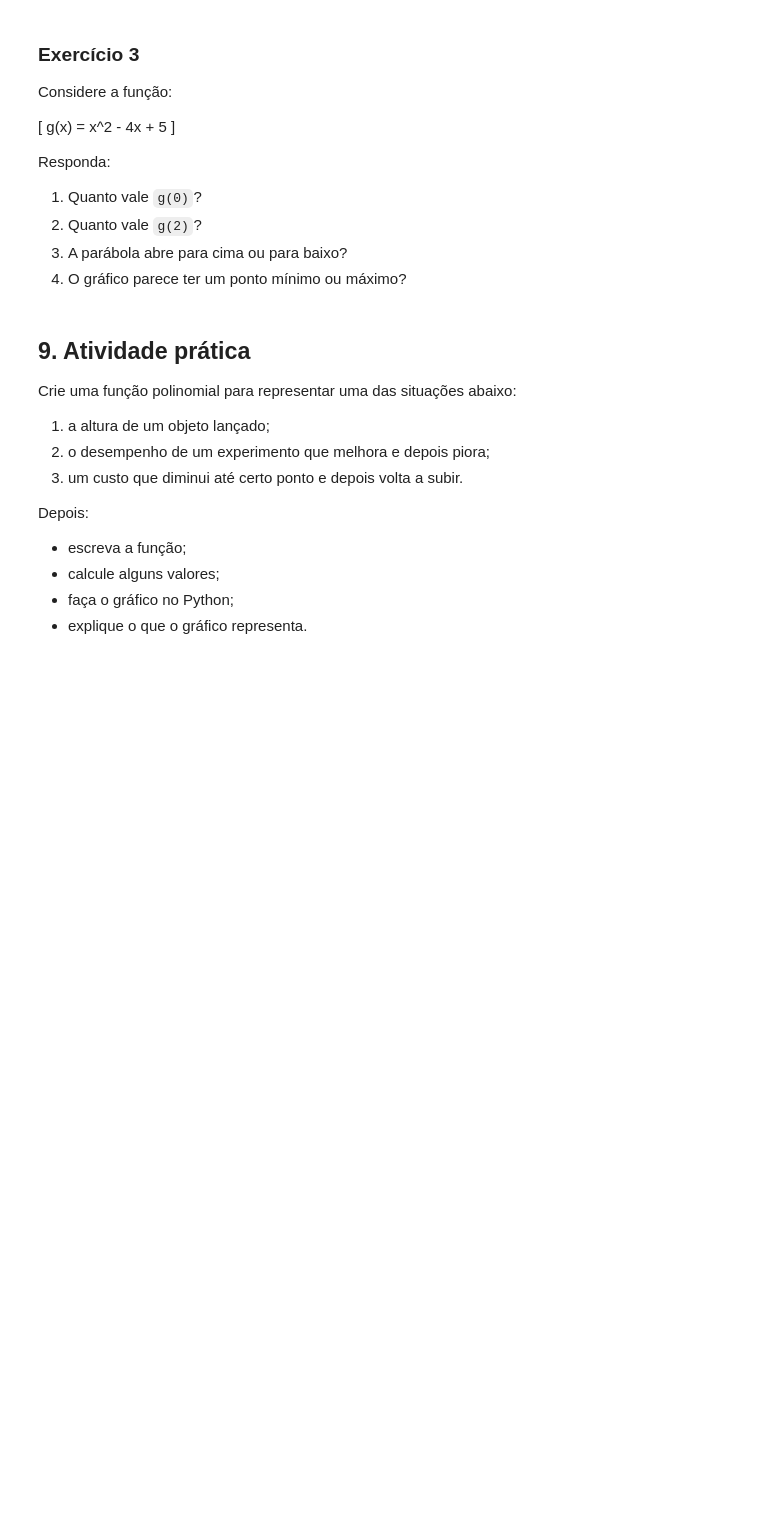
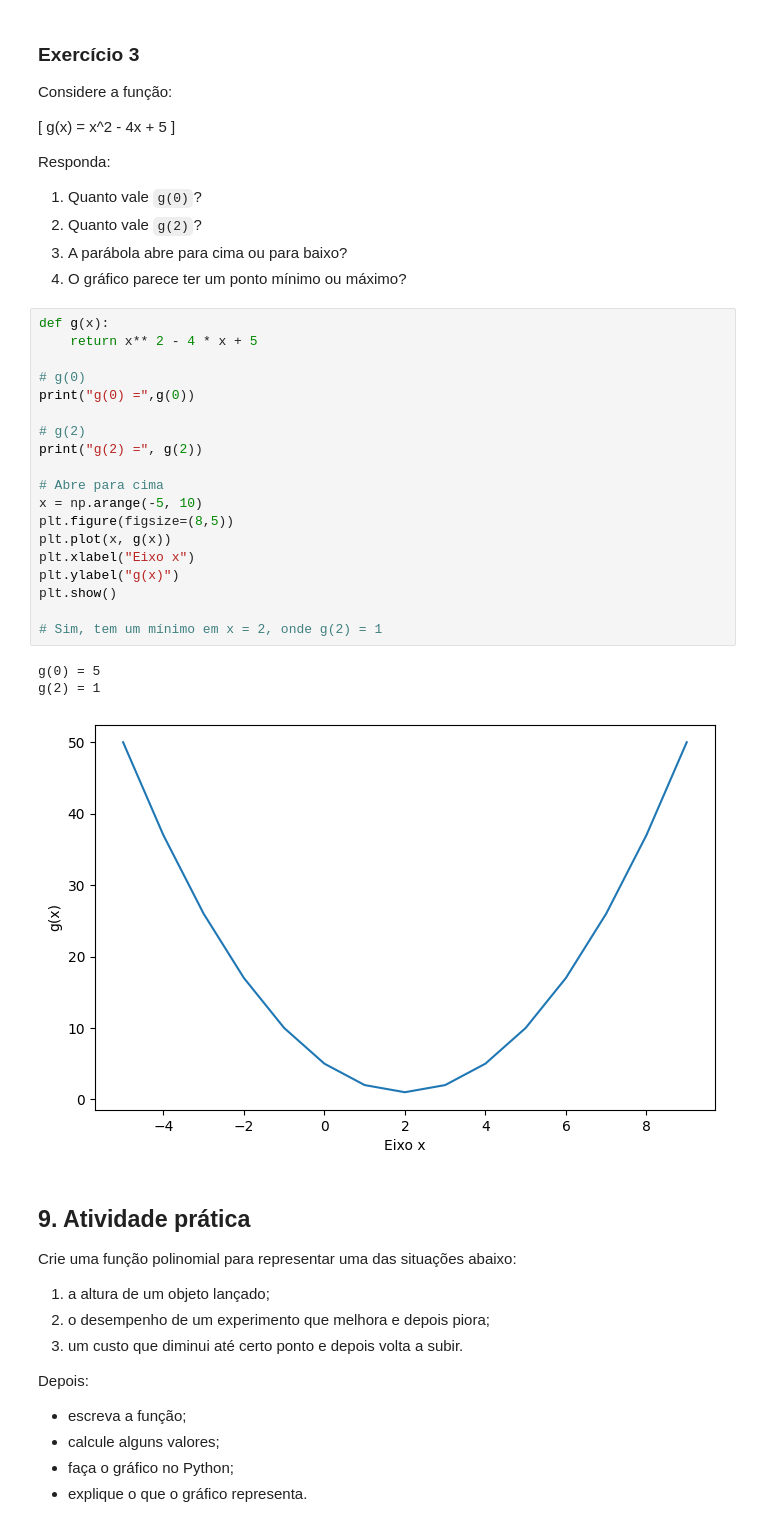
Before and after one commit to yveskleny/IA-UC3, a Jupyter notebook: funcoes_matematicas/UC3_funcoes_polinomiais_aula.ipynb, the cells around one changed output. Saved outputs shown, nothing was run; the diff lists cells and outputs as text; blank space fills up the shorter version.

```diff
--- a/funcoes_matematicas/UC3_funcoes_polinomiais_aula.ipynb
+++ b/funcoes_matematicas/UC3_funcoes_polinomiais_aula.ipynb
@@ -319,6 +335,29 @@ Responda:
 2. Quanto vale `g(2)`?
 3. A parábola abre para cima ou para baixo?
 4. O gráfico parece ter um ponto mínimo ou máximo?
+# %%
+def g(x):
+    return x** 2 - 4 * x + 5
+
+# g(0)
+print("g(0) =",g(0))
+
+# g(2)
+print("g(2) =", g(2))
+
+# Abre para cima
+x = np.arange(-5, 10)
+plt.figure(figsize=(8,5))
+plt.plot(x, g(x))
+plt.xlabel("Eixo x")
+plt.ylabel("g(x)")
+plt.show()
+
+# Sim, tem um mínimo em x = 2, onde g(2) = 1
+# %% [output]
+g(0) = 5
+g(2) = 1
+[figure, added]
 # %% [markdown]
 ## 9. Atividade prática
 
```
Also changed, not shown: parts of 11 cells of this notebook.
